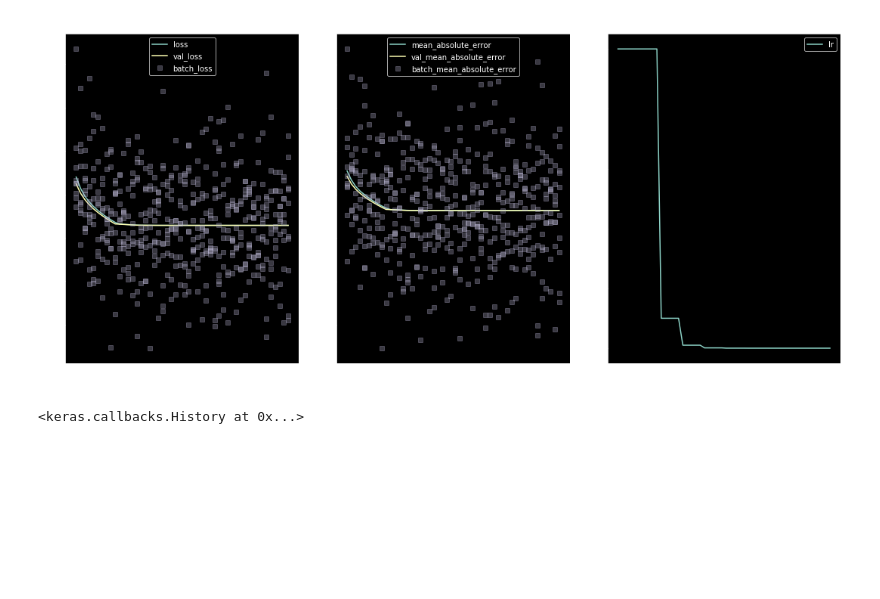
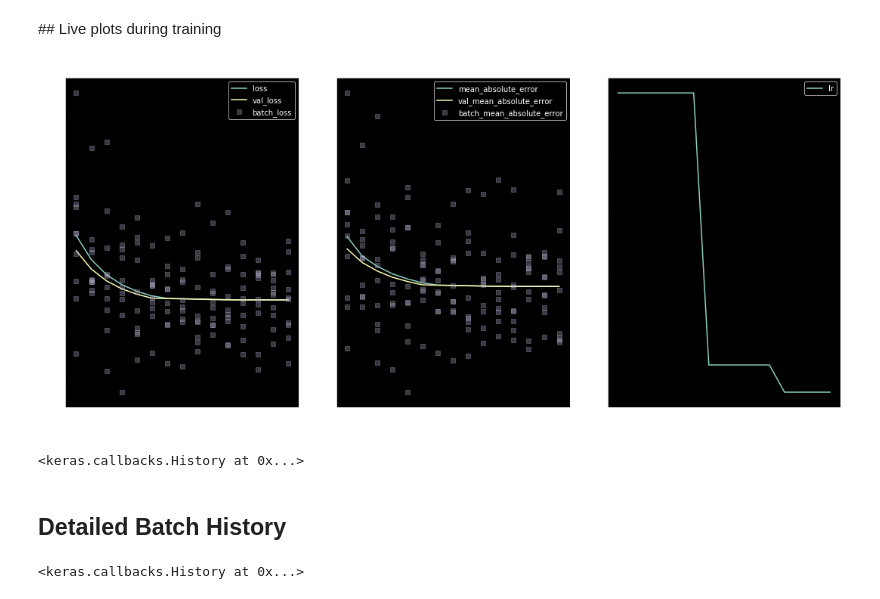
Before and after one commit to ig248/kerashistoryplot, a Jupyter notebook: notebooks/Example.ipynb, the cells around one changed output. Saved outputs shown, nothing was run; the diff lists cells and outputs as text; code cells hidden in the pictures; blank space fills up the shorter version.

```diff
--- a/notebooks/Example.ipynb
+++ b/notebooks/Example.ipynb
@@ -16,26 +15,54 @@ plt.style.use(['dark_background'])
+# %% [markdown]
+## Live plots during training
 # %%
 model = Sequential([
     Dense(1, input_shape=(1,))
 ])
 model.compile(loss='mse', optimizer='sgd', metrics=['mae'])
 
 X, y = np.random.rand(2, 500)
 X_val, y_val = np.random.rand(2, 100)
 
-lr_callback = ReduceLROnPlateau(monitor='val_loss', patience=5, min_delta=0.01)
+lr_callback = ReduceLROnPlateau(monitor='val_loss', patience=5, min_delta=0.05)
 plot_history_callback = PlotHistory(batches=True, n_cols=3, figsize=(15, 7))
 
 model.fit(
     X, y, validation_data=(X, y),
-    epochs=50,
+    epochs=15,
     batch_size=50,
     callbacks=[
         lr_callback,
         plot_history_callback
     ],
     verbose=1
 )
 # %% [output]
-[figure, old version]
+[figure, new version]
 <keras.callbacks.History at 0x...>
+# %% [markdown]
+## Detailed Batch History
+# %%
+model = Sequential([
+    Dense(1, input_shape=(1,))
+])
+model.compile(loss='mse', optimizer='sgd', metrics=['mae'])
+
+X, y = np.random.rand(2, 500)
+X_val, y_val = np.random.rand(2, 100)
+
+lr_callback = ReduceLROnPlateau(monitor='val_loss', patience=5, min_delta=0.01)
+batch_history_callback = BatchHistory()
+
+model.fit(
+    X, y, validation_data=(X, y),
+    epochs=3,
+    batch_size=200,
+    callbacks=[
+        lr_callback,
+        batch_history_callback
+    ],
+    verbose=0
+)
+# %% [output]
+<keras.callbacks.History at 0x...>
 # %%
```
Also changed, not shown: parts of 3 cells of this notebook.
